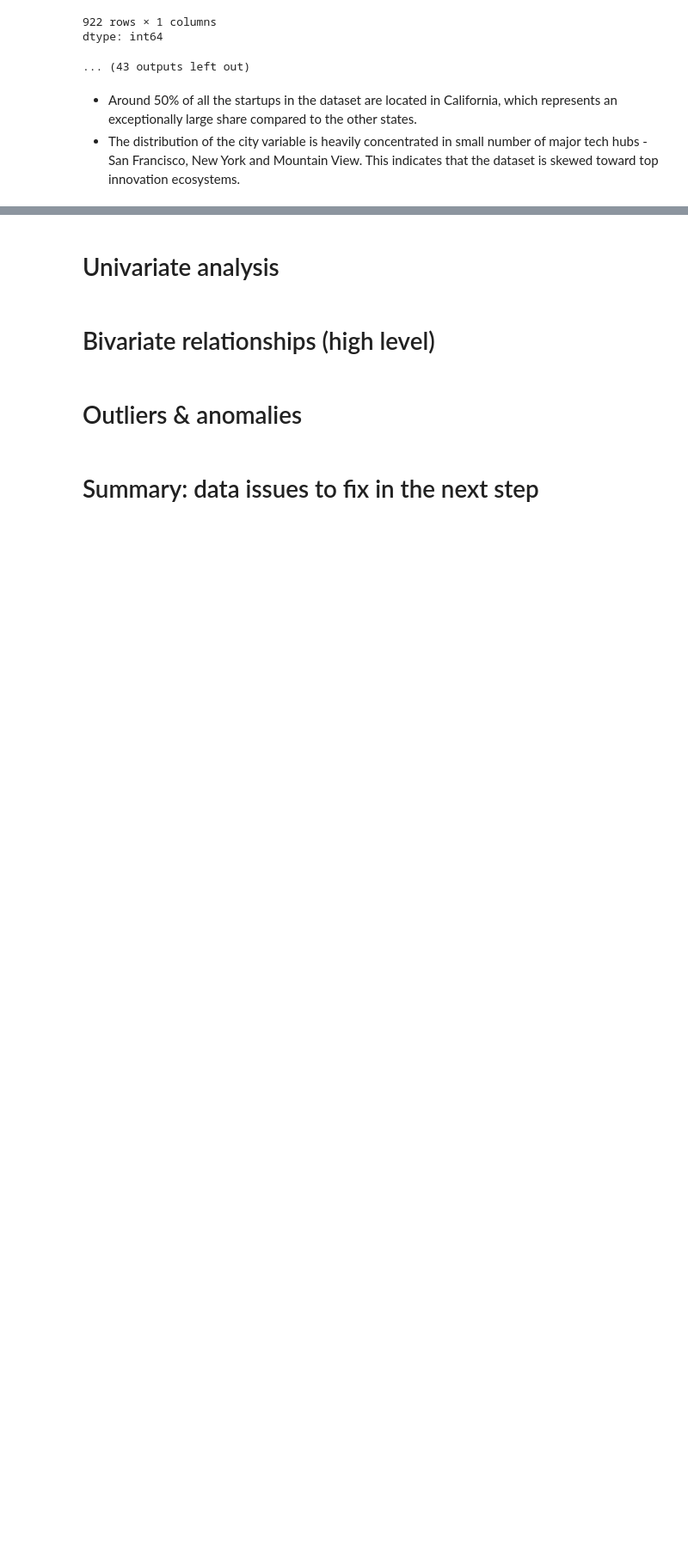
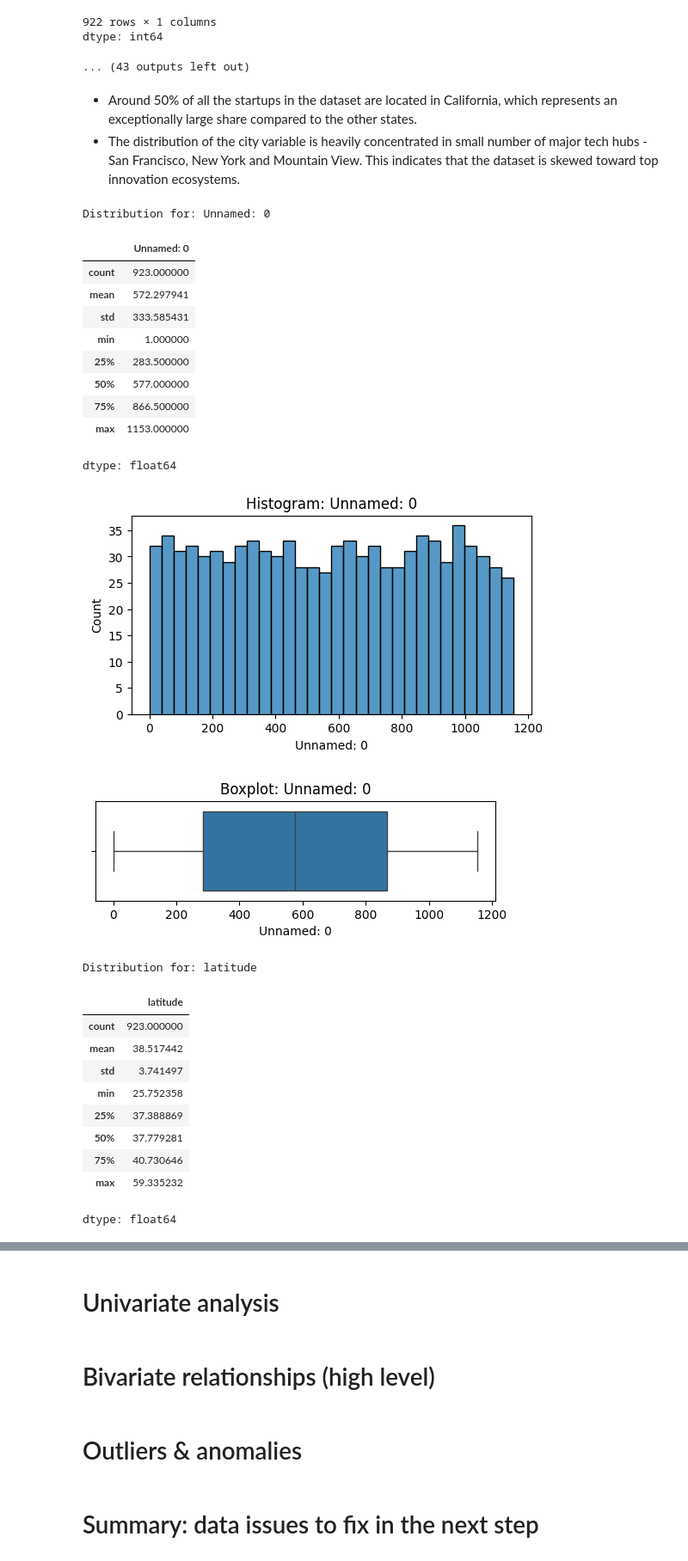
Before and after one commit to liladqa/riskvector, a Jupyter notebook: 01_EDA_on_raw_data.ipynb, the cells around one changed output, grey strips where cells are left out. Shown at 86% size. Cells and saved outputs as stored; diff of their text form; code cells hidden in the pictures; blank space fills up the shorter version.

Commit message:
added descriptive statistics for numerical values

```diff
--- a/01_EDA_on_raw_data.ipynb
+++ b/01_EDA_on_raw_data.ipynb
@@ -721,15 +721,46 @@ dtype: int64
 
 *   Around 50% of all the startups in the dataset are located in California, which represents an exceptionally large share compared to the other states.
 *   The distribution of the city variable is heavily concentrated in small number of major tech hubs - San Francisco, New York and Mountain View. This indicates that the dataset is skewed toward top innovation ecosystems.
-# %%
-# -distribution of categorical columns
-
-numerical_cols = startups.select_dtypes(include=['object']).columns
-
-for col in numerical_cols:
-  display(startups[col].value_counts())
-  display(startups[col].value_counts(normalize=True) * 100)
-
-  sns.countplot(y=startups[col], order=startups[col].value_counts().index[:10])
-  plt.title(f"Top 10 categories: {col}")
-  plt.show()
+# %%
+# -distribution of numerical columns
+
+numeric_cols = startups.select_dtypes(include=['number']).columns
+
+for col in numeric_cols:
+    print(f"Distribution for: {col}")
+    display(startups[col].describe())
+
+    plt.figure(figsize=(6,3))
+    sns.histplot(startups[col], bins=30)
+    plt.title(f"Histogram: {col}")
+    plt.show()
+
+    plt.figure(figsize=(6,1.5))
+    sns.boxplot(x=startups[col])
+    plt.title(f"Boxplot: {col}")
+    plt.show()
+# %% [output]
+Distribution for: Unnamed: 0
+|  | Unnamed: 0 |
+| count | 923.000000 |
+| mean | 572.297941 |
+| std | 333.585431 |
+| min | 1.000000 |
+| 25% | 283.500000 |
+| 50% | 577.000000 |
+| 75% | 866.500000 |
+| max | 1153.000000 |
+dtype: float64
+[figure, added]
+[figure, added]
+Distribution for: latitude
+|  | latitude |
+| count | 923.000000 |
+| mean | 38.517442 |
+| std | 3.741497 |
+| min | 25.752358 |
+| 25% | 37.388869 |
+| 50% | 37.779281 |
+| 75% | 40.730646 |
+| max | 59.335232 |
+dtype: float64
```
Also changed, not shown: parts of 1 cell of this notebook.
